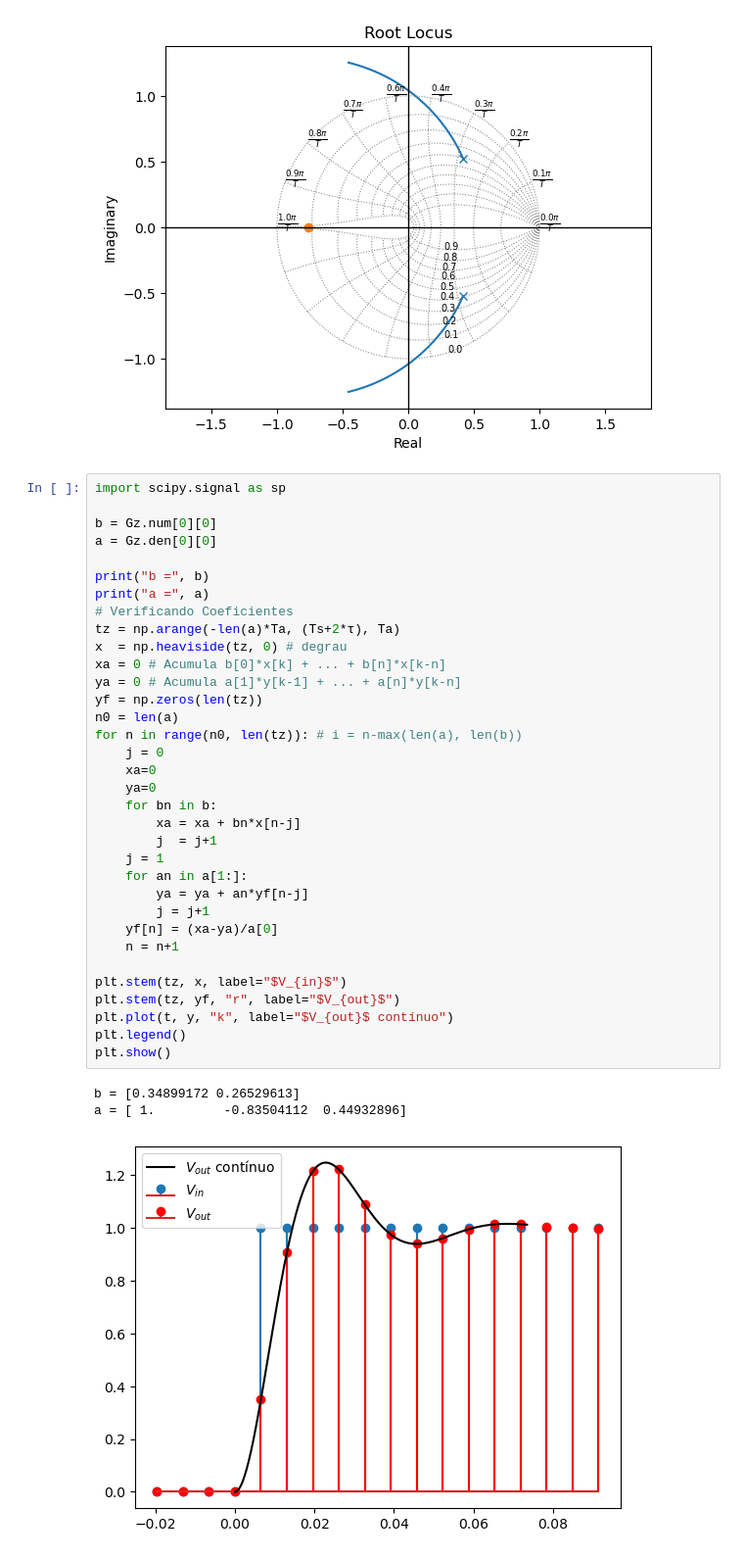
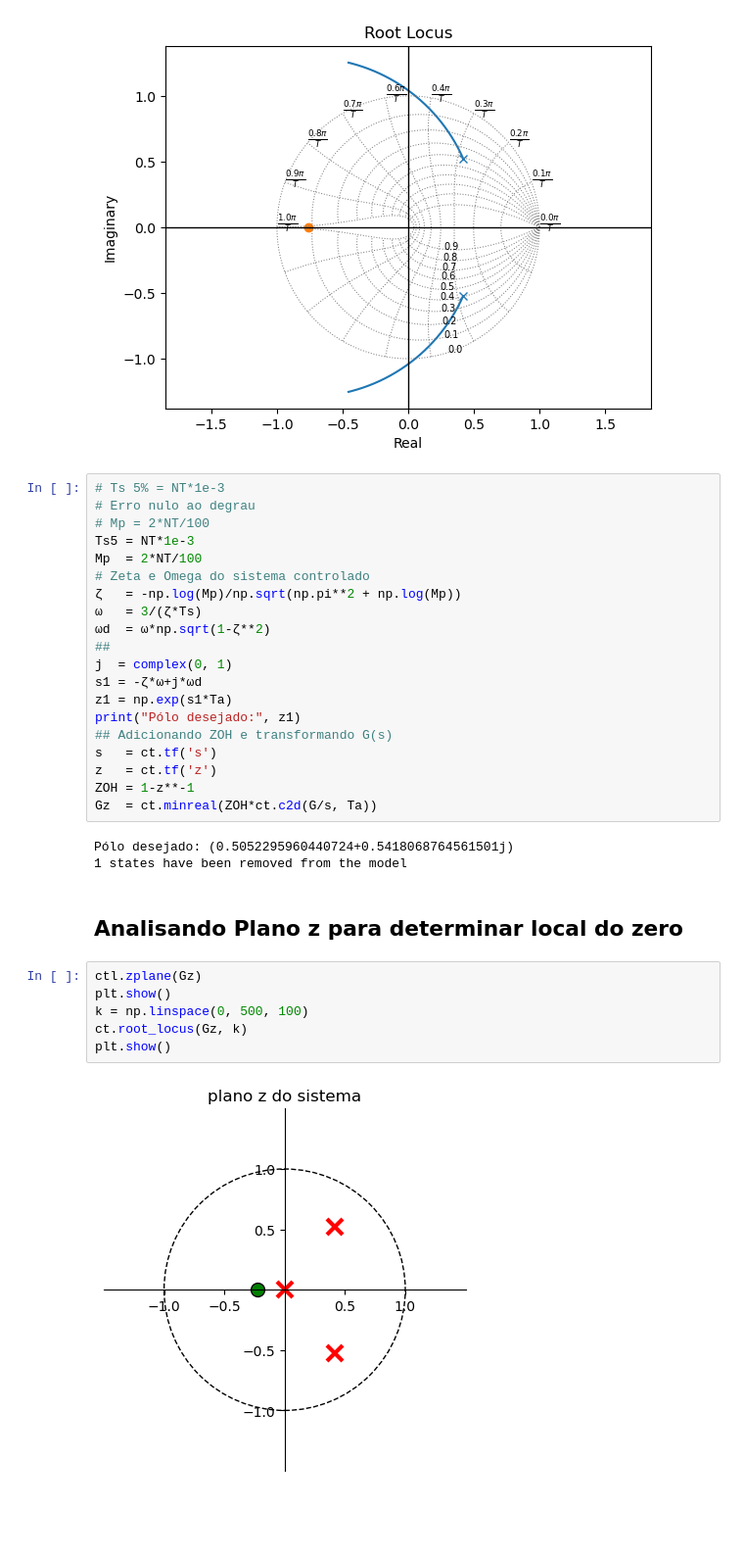
Before and after one commit to Emanuel600/Misc, a Jupyter notebook: Simul_Controle/Projeto 1 - Transformada z.ipynb, the cells around one changed output. Shown at 98% size. Saved outputs shown, nothing was run; the diff lists cells and outputs as text; blank space fills up the shorter version.

```diff
--- a/Simul_Controle/Projeto 1 - Transformada z.ipynb
+++ b/Simul_Controle/Projeto 1 - Transformada z.ipynb
@@ -121,41 +161,36 @@ root_locus = ct.root_locus(Gz, kvect=k)
 plt.show()
 # %% [output]
 [figure]
-# %%
-import scipy.signal as sp
-
-b = Gz.num[0][0]
-a = Gz.den[0][0]
-
-print("b =", b)
-print("a =", a)
-# Verificando Coeficientes
-tz = np.arange(-len(a)*Ta, (Ts+2*τ), Ta)
-x  = np.heaviside(tz, 0) # degrau
-xa = 0 # Acumula b[0]*x[k] + ... + b[n]*x[k-n]
-ya = 0 # Acumula a[1]*y[k-1] + ... + a[n]*y[k-n]
-yf = np.zeros(len(tz))
-n0 = len(a)
-for n in range(n0, len(tz)): # i = n-max(len(a), len(b))
-    j = 0
-    xa=0
-    ya=0
-    for bn in b:
-        xa = xa + bn*x[n-j]
-        j  = j+1
-    j = 1
-    for an in a[1:]:
-        ya = ya + an*yf[n-j]
-        j = j+1
-    yf[n] = (xa-ya)/a[0]
-    n = n+1
-
-plt.stem(tz, x, label="$V_{in}$")
-plt.stem(tz, yf, "r", label="$V_{out}$")
-plt.plot(t, y, "k", label="$V_{out}$ contínuo")
-plt.legend()
-plt.show()
-# %% [output]
-b = [0.34899172 0.26529613]
-a = [ 1.         -0.83504112  0.44932896]
-[figure, removed]
+# %%
+# Ts 5% = NT*1e-3
+# Erro nulo ao degrau
+# Mp = 2*NT/100
+Ts5 = NT*1e-3
+Mp  = 2*NT/100
+# Zeta e Omega do sistema controlado
+ζ   = -np.log(Mp)/np.sqrt(np.pi**2 + np.log(Mp))
+ω   = 3/(ζ*Ts)
+ωd  = ω*np.sqrt(1-ζ**2)
+##
+j  = complex(0, 1)
+s1 = -ζ*ω+j*ωd
+z1 = np.exp(s1*Ta)
+print("Pólo desejado:", z1)
+## Adicionando ZOH e transformando G(s)
+s   = ct.tf('s')
+z   = ct.tf('z')
+ZOH = 1-z**-1
+Gz  = ct.minreal(ZOH*ct.c2d(G/s, Ta))
+# %% [output]
+Pólo desejado: (0.5052295960440724+0.5418068764561501j)
+1 states have been removed from the model
+# %% [markdown]
+## Analisando Plano z para determinar local do zero
+# %%
+ctl.zplane(Gz)
+plt.show()
+k = np.linspace(0, 500, 100)
+ct.root_locus(Gz, k)
+plt.show()
+# %% [output]
+[figure, added]
```
Also changed, not shown: parts of 7 cells of this notebook, 1 other file.
